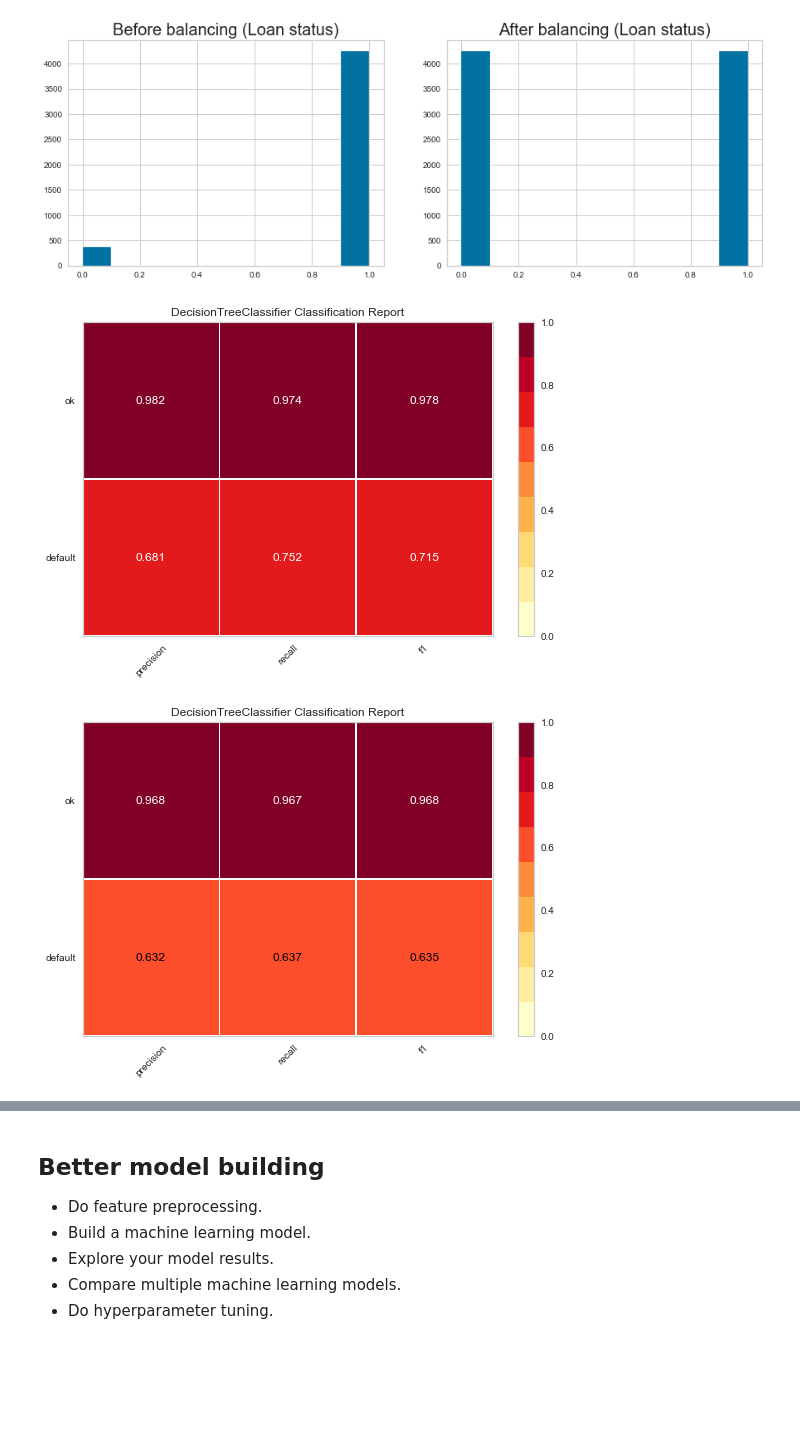
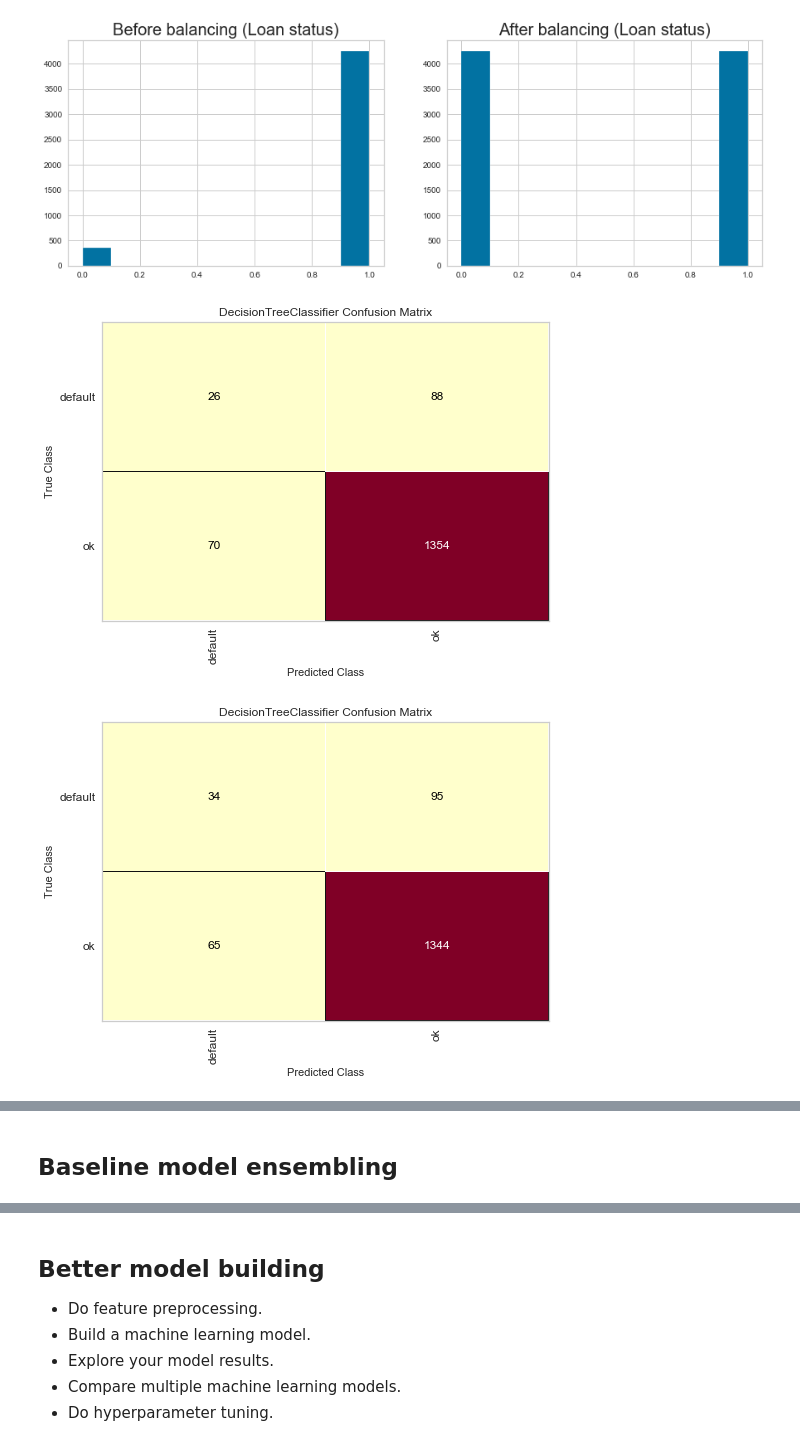
Before and after one commit to ValdemarQ/competitions, a Jupyter notebook: Finbee/C - Class project - Finbee - Predicting who will default on loans.ipynb, the cells around one changed output, grey strips where cells are left out. Cells and saved outputs as stored; diff of their text form; code cells hidden in the pictures; blank space fills up the shorter version.

```diff
--- a/Finbee/C - Class project - Finbee - Predicting who will default on loans.ipynb
+++ b/Finbee/C - Class project - Finbee - Predicting who will default on loans.ipynb
@@ -1723,18 +1723,20 @@ test.loan_status = test.loan_status.astype('category')
 test.loan_status = test.loan_status.cat.codes
 # %% [markdown]
 ## Model selection with Pipelines
+# %%
+from yellowbrick.classifier import ClassificationReport, ConfusionMatrix, ClassPredictionError
+import xgboost as xgb
+
+#innitialize models
+dt = DecisionTreeClassifier()
+rf = RandomForestClassifier()
+ada = AdaBoostClassifier()
+gbc = GradientBoostingClassifier()
+knn = KNeighborsClassifier(n_neighbors=5)
+xgb = xgb.XGBClassifier()
 # %%
-from yellowbrick.classifier import ClassificationReport, ConfusionMatrix, ClassPredictionError
-
-
-dt = DecisionTreeClassifier()
-rf = RandomForestClassifier()
-ada = AdaBoostClassifier()
-gbc = GradientBoostingClassifier()
-knn = KNeighborsClassifier(n_neighbors=5)
-
-classifiers = [ dt, rf, ada, gbc, knn,]
-test_set = [valid, test]
+classifiers = [ dt, rf, ada, gbc, knn,xgb]
+sets = [valid, test]
 
 for classifier in classifiers:
     for test_set in sets:
@@ -1742,6 +1744,7 @@ for classifier in classifiers:
                           ('classifier', classifier)])
         pipe.fit(train[baseline_features], train.loan_status)
 
+        target_names = ['default','ok']
         #ClassificationReport
         visualizer = ClassificationReport(pipe, classes=target_names)
         visualizer.fit(train[baseline_features], train.loan_status)
@@ -1783,38 +1788,43 @@ numerical_transformer = Pipeline(steps=[
     #('imputer', SimpleImputer(strategy='median')),
     ('scaler', StandardScaler()),
     ('normalizer',Normalizer())])
 
 # Preprocessing for categorical data
 categorical_transformer = Pipeline(steps=[
     #('ordinal_encoder', OrdinalEncoder()),
     ('onehot', OneHotEncoder(handle_unknown='ignore'))
 ])
 
 
 # Bundle preprocessing for numerical and categorical data
 preprocessor = ColumnTransformer(
     transformers=[
         ('num', numerical_transformer, numerical_cols),
         ('cat', categorical_transformer, categorical_cols)
     ])
 
 
-test_set = [valid,test]
+sets = [valid,test]
+
 for classifier in classifiers:
     for test_set in sets:
         pipe = Pipeline(steps=[('preprocessor', preprocessor),
                           ('classifier', classifier)])
         pipe.fit(X_train, y_train)
 
 
+        '''
         visualizer = ClassificationReport(pipe, classes=target_names)
         visualizer.fit(X_train, y_train)
+        visualizer.score(test_set[baseline_features], test_set.loan_status)
+        visualizer.show()
+        '''
 
-        # Evaluate the model on the test data
-        visualizer.score(test_set[baseline_features], test_set.loan_status)
-
-        # Draw visualization
-        visualizer.show()
+        #Confusion matrix
+        cm = ConfusionMatrix(pipe, classes=target_names)
+        cm.fit(X_train, y_train)
+        cm.score(test_set[baseline_features], test_set.loan_status)
+        cm.show()
 # %% [output]
-[figure, old version]
+[figure, new version]
-[figure, old version]
+[figure, new version]
@@ -1829,2 +1841,4 @@ for classifier in classifiers:
+# %% [markdown]
+## Baseline model ensembling
 # %%
 from sklearn.ensemble import VotingClassifier
```
Also changed, not shown: parts of 12 cells of this notebook.
